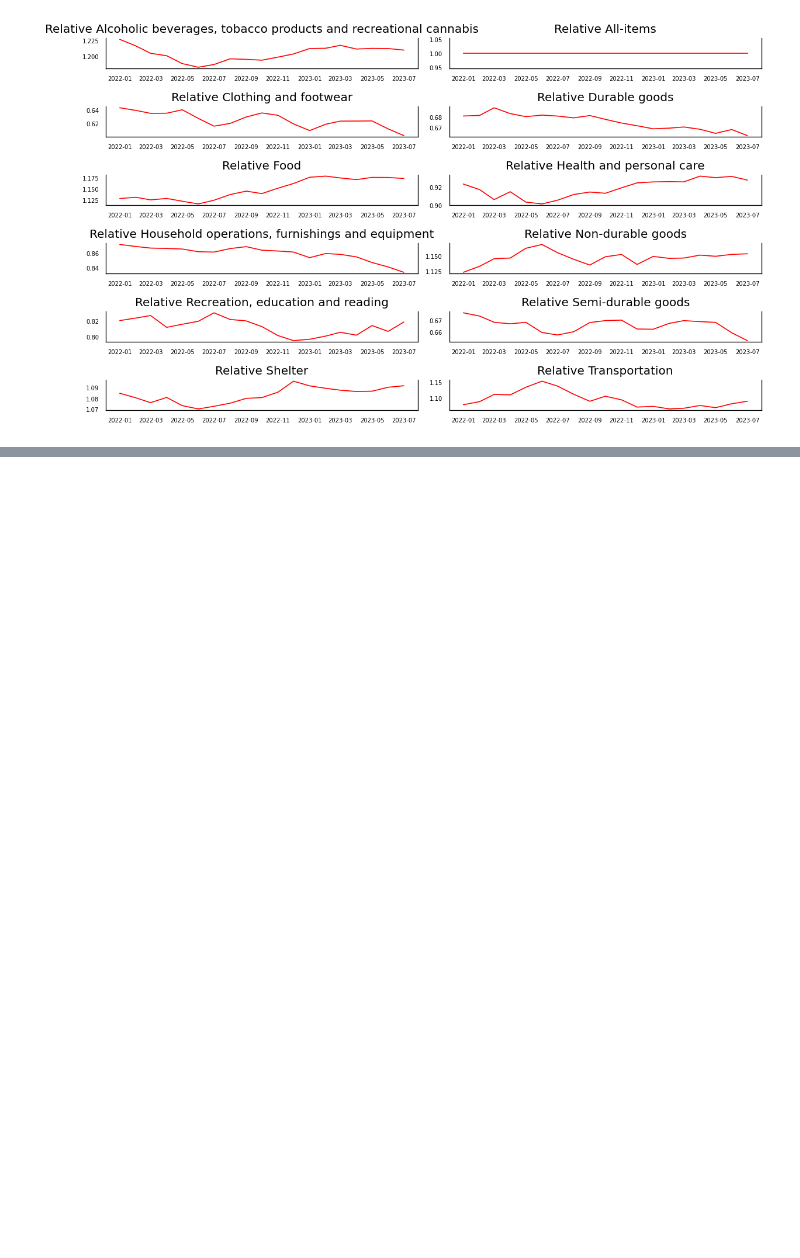
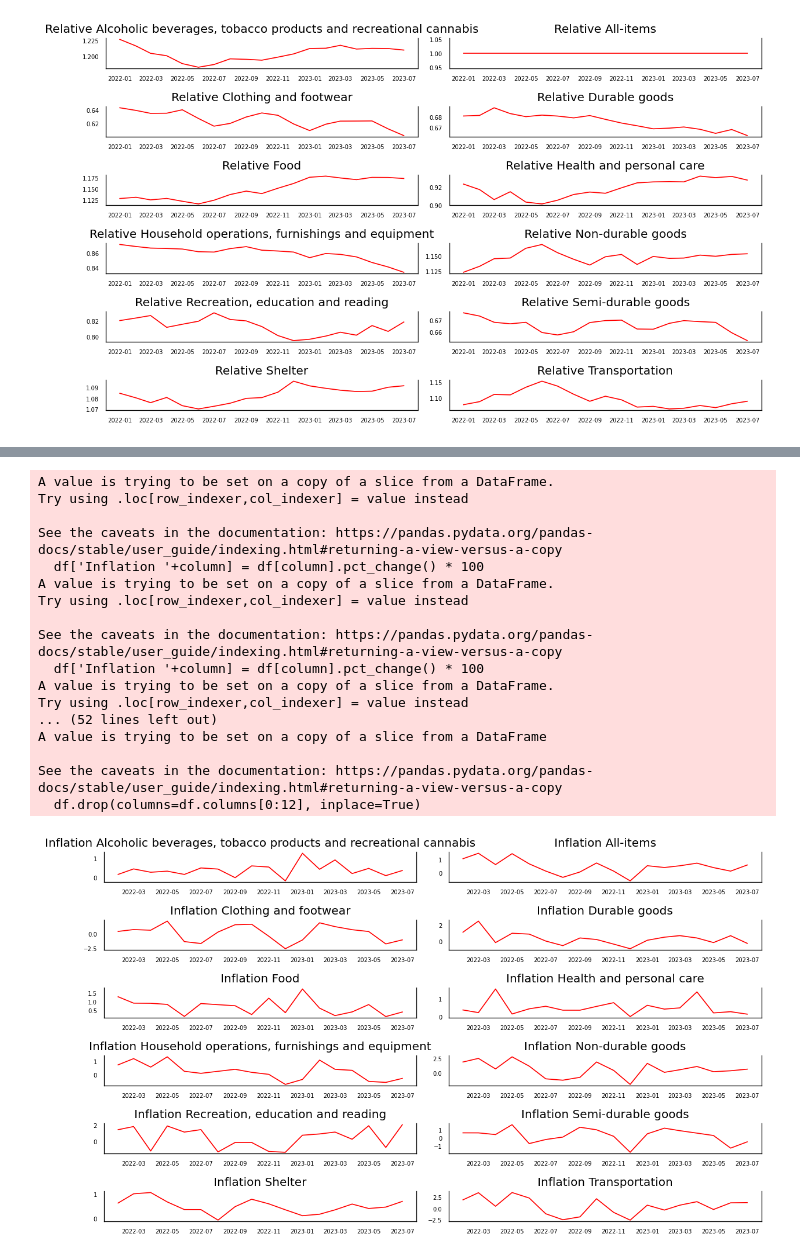
Before and after one commit to WilliamClintC/Bank-of-canada-residuals-inflation, a Jupyter notebook: Untitled-1.ipynb, the cells around one changed output, grey strips where cells are left out. Cells and saved outputs as stored; diff of their text form; code cells hidden in the pictures; blank space fills up the shorter version.

```diff
--- a/Untitled-1.ipynb
+++ b/Untitled-1.ipynb
@@ -119,9 +80,3 @@ for i, ax in enumerate(axes.flatten()):
 plt.tight_layout();
 # %% [output]
 [figure]
-# %%
-df=filtered_df
-for column in df.columns:
-    if column != 'Date':
-        df[column + ' Inflation'] = df[column].pct_change() * 100
-df
@@ -198,0 +83,45 @@ See the caveats in the documentation: https://pandas.pydata.org/pandas-docs/stab
+# %%
+df=filtered_df
+df_inflation=filtered_df
+for column in df.columns:
+    if column != 'Date':
+        df['Inflation '+column] = df[column].pct_change() * 100
+df
+# Drop NaN values
+df.dropna(inplace=True)
+
+# Drop the original columns
+df.drop(columns=df.columns[0:12], inplace=True)
+df
+
+fig, axes = plt.subplots(nrows=6, ncols=2, dpi=120, figsize=(10,6))
+for i, ax in enumerate(axes.flatten()):
+    data = df[df.columns[i]]
+    ax.plot(data, color='red', linewidth=1)
+    # Decorations
+    ax.set_title(df.columns[i])
+    ax.xaxis.set_ticks_position('none')
+    ax.yaxis.set_ticks_position('none')
+    ax.spines["top"].set_alpha(0)
+    ax.tick_params(labelsize=6)
+
+plt.tight_layout();
+# %% [output]
+A value is trying to be set on a copy of a slice from a DataFrame.
+Try using .loc[row_indexer,col_indexer] = value instead
+
+See the caveats in the documentation: https://pandas.pydata.org/pandas-docs/stable/user_guide/indexing.html#returning-a-view-versus-a-copy
+  df['Inflation '+column] = df[column].pct_change() * 100
+A value is trying to be set on a copy of a slice from a DataFrame.
+Try using .loc[row_indexer,col_indexer] = value instead
+
+See the caveats in the documentation: https://pandas.pydata.org/pandas-docs/stable/user_guide/indexing.html#returning-a-view-versus-a-copy
+  df['Inflation '+column] = df[column].pct_change() * 100
+A value is trying to be set on a copy of a slice from a DataFrame.
+Try using .loc[row_indexer,col_indexer] = value instead
+... (52 lines left out)
+A value is trying to be set on a copy of a slice from a DataFrame
+
+See the caveats in the documentation: https://pandas.pydata.org/pandas-docs/stable/user_guide/indexing.html#returning-a-view-versus-a-copy
+  df.drop(columns=df.columns[0:12], inplace=True)
+[figure, added]
```
Also changed, not shown: parts of 11 cells of this notebook.
